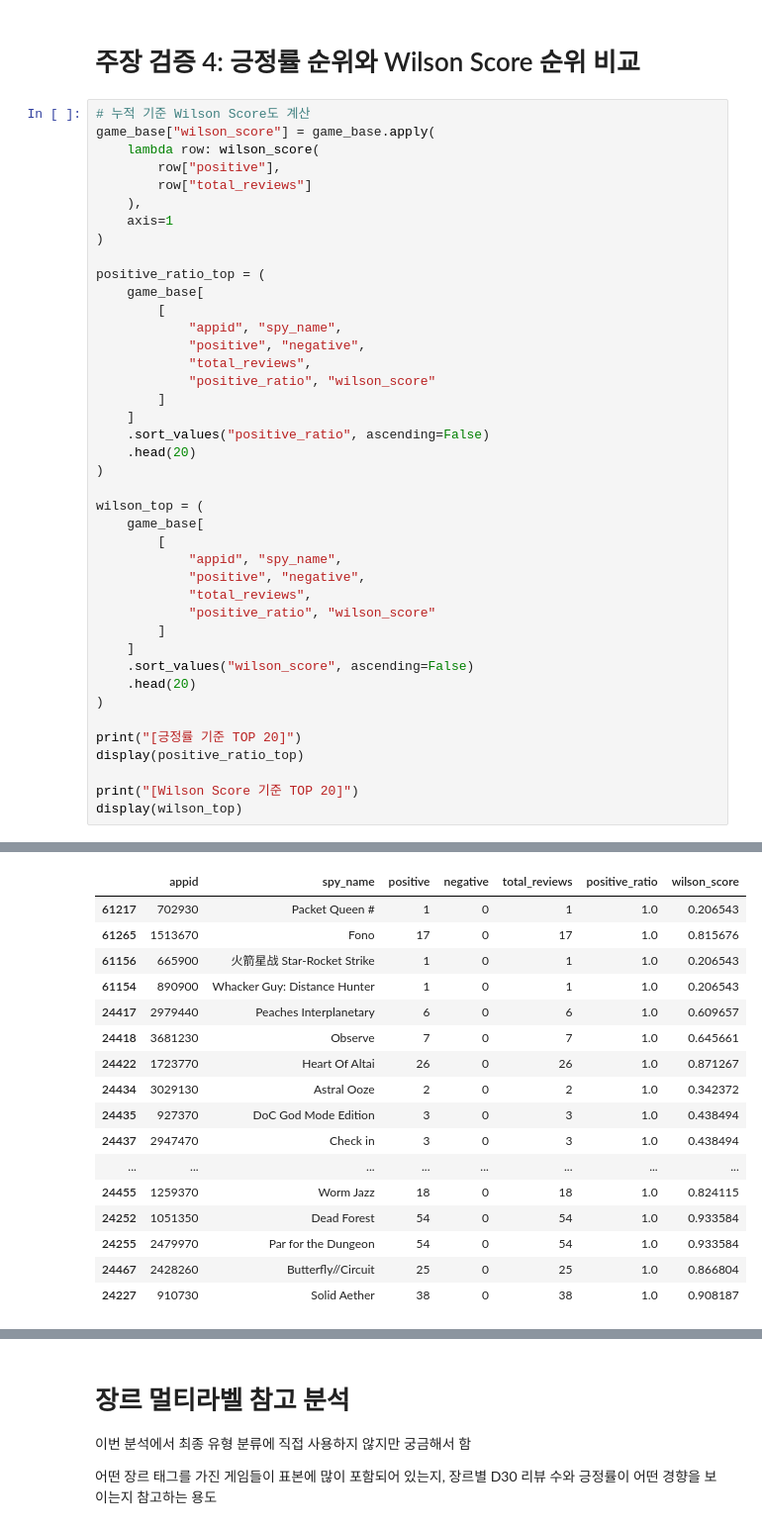
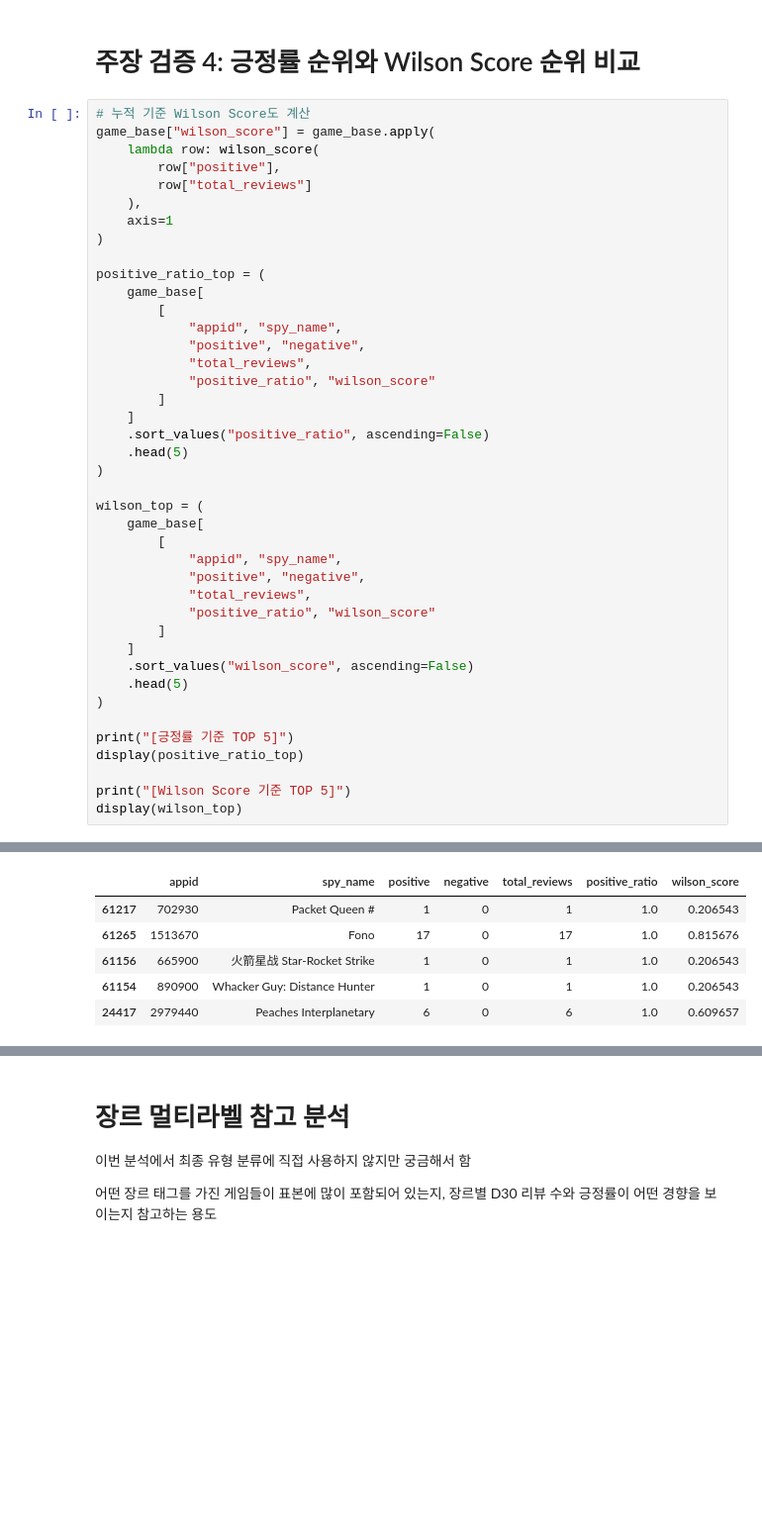
Before and after one commit to jinnyjinnyjinjin/steam-indie-game-analysis, a Jupyter notebook: src/notebooks/seoung/전버전/minitest.ipynb, the cells around one changed output, grey strips where cells are left out. Shown at 99% size. Cells and saved outputs as stored; diff of their text form; blank space fills up the shorter version.

```diff
--- a/src/notebooks/seoung/minitest.ipynb
+++ b/src/notebooks/seoung/전버전/minitest.ipynb
@@ -978,7 +990,7 @@ positive_ratio_top = (
         ]
     ]
     .sort_values("positive_ratio", ascending=False)
-    .head(20)
+    .head(5)
 )
 
 wilson_top = (
@@ -991,12 +1003,12 @@ wilson_top = (
         ]
     ]
     .sort_values("wilson_score", ascending=False)
-    .head(20)
+    .head(5)
 )
 
-print("[긍정률 기준 TOP 20]")
+print("[긍정률 기준 TOP 5]")
 display(positive_ratio_top)
 
-print("[Wilson Score 기준 TOP 20]")
+print("[Wilson Score 기준 TOP 5]")
 display(wilson_top)
 # %% [output]
@@ -1004,17 +1016,6 @@ display(wilson_top)
 |  | appid | spy_name | positive | negative | total_reviews | positive_ratio | wilson_score |
 | 61217 | 702930 | Packet Queen # | 1 | 0 | 1 | 1.0 | 0.206543 |
 | 61265 | 1513670 | Fono | 17 | 0 | 17 | 1.0 | 0.815676 |
 | 61156 | 665900 | 火箭星战 Star-Rocket Strike | 1 | 0 | 1 | 1.0 | 0.206543 |
 | 61154 | 890900 | Whacker Guy: Distance Hunter | 1 | 0 | 1 | 1.0 | 0.206543 |
 | 24417 | 2979440 | Peaches Interplanetary | 6 | 0 | 6 | 1.0 | 0.609657 |
-| 24418 | 3681230 | Observe | 7 | 0 | 7 | 1.0 | 0.645661 |
-| 24422 | 1723770 | Heart Of Altai | 26 | 0 | 26 | 1.0 | 0.871267 |
-| 24434 | 3029130 | Astral Ooze | 2 | 0 | 2 | 1.0 | 0.342372 |
-| 24435 | 927370 | DoC God Mode Edition | 3 | 0 | 3 | 1.0 | 0.438494 |
-| 24437 | 2947470 | Check in | 3 | 0 | 3 | 1.0 | 0.438494 |
-| ... | ... | ... | ... | ... | ... | ... | ... |
-| 24455 | 1259370 | Worm Jazz | 18 | 0 | 18 | 1.0 | 0.824115 |
-| 24252 | 1051350 | Dead Forest | 54 | 0 | 54 | 1.0 | 0.933584 |
-| 24255 | 2479970 | Par for the Dungeon | 54 | 0 | 54 | 1.0 | 0.933584 |
-| 24467 | 2428260 | Butterfly//Circuit | 25 | 0 | 25 | 1.0 | 0.866804 |
-| 24227 | 910730 | Solid Aether | 38 | 0 | 38 | 1.0 | 0.908187 |
```
Also changed, not shown: parts of 8 cells of this notebook, 4 other files.
